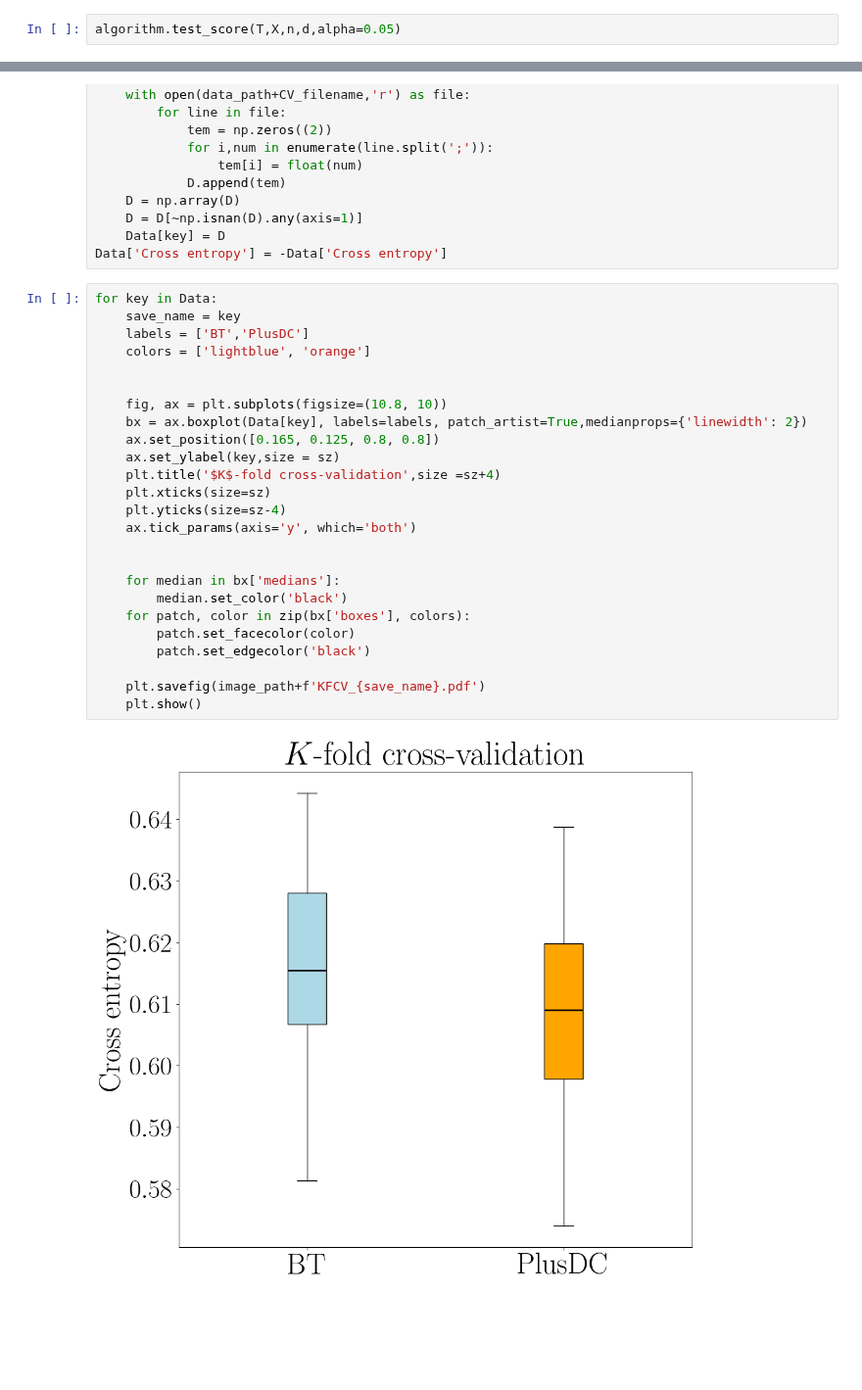
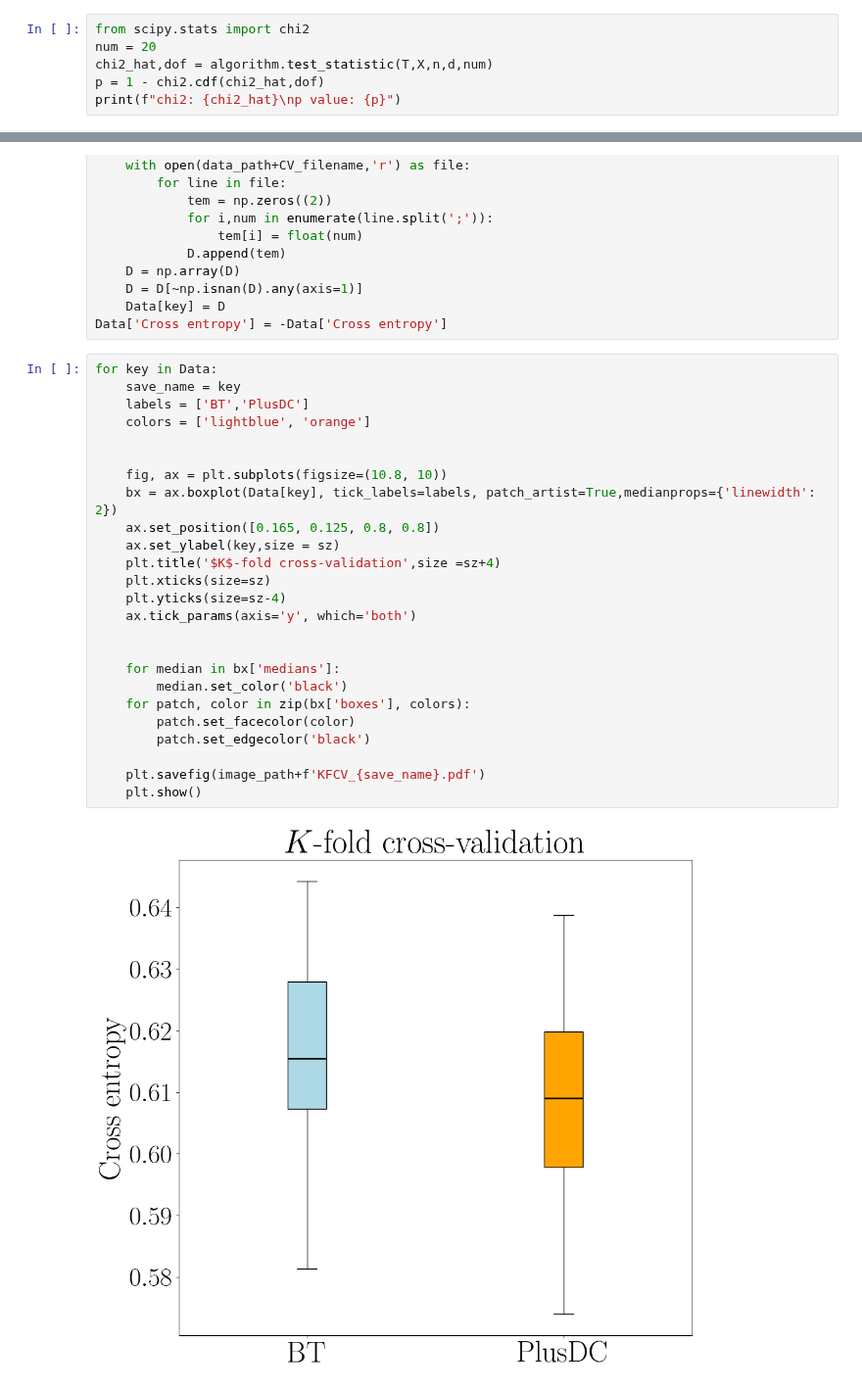
Before and after one commit to PinjunD/Statistical-ranking-with-dynamic-covariate, a Jupyter notebook: tennis.ipynb, the cells around one changed output, grey strips where cells are left out. Shown at 98% size. Drawn from its saved outputs; the diff is of its cells as text; blank space fills up the shorter version.

```diff
--- a/tennis.ipynb
+++ b/tennis.ipynb
@@ -392,5 +392,9 @@ plt.show()
 # %% [markdown]
 ##### Does covariate fully capture the score?
 # %%
-algorithm.test_score(T,X,n,d,alpha=0.05)
+from scipy.stats import chi2
+num = 20
+chi2_hat,dof = algorithm.test_statistic(T,X,n,d,num)
+p = 1 - chi2.cdf(chi2_hat,dof)
+print(f"chi2: {chi2_hat}\np value: {p}")
 # %% [output]
@@ -493,30 +449,30 @@ Data['Cross entropy'] = -Data['Cross entropy']
 # %%
 for key in Data:
     save_name = key
     labels = ['BT','PlusDC']
     colors = ['lightblue', 'orange']
 
 
     fig, ax = plt.subplots(figsize=(10.8, 10))
-    bx = ax.boxplot(Data[key], labels=labels, patch_artist=True,medianprops={'linewidth': 2})
+    bx = ax.boxplot(Data[key], tick_labels=labels, patch_artist=True,medianprops={'linewidth': 2})
     ax.set_position([0.165, 0.125, 0.8, 0.8])
     ax.set_ylabel(key,size = sz)
     plt.title('$K$-fold cross-validation',size =sz+4)
     plt.xticks(size=sz)
     plt.yticks(size=sz-4)
     ax.tick_params(axis='y', which='both')
 
 
     for median in bx['medians']:
         median.set_color('black')
     for patch, color in zip(bx['boxes'], colors):
         patch.set_facecolor(color)
         patch.set_edgecolor('black')
 
     plt.savefig(image_path+f'KFCV_{save_name}.pdf')
     plt.show()
 # %% [output]
-[figure, old version]
+[figure, new version]
 [figure]
 [figure]
 [figure]
```
Also changed, not shown: parts of 7 cells of this notebook, 13 other files.
